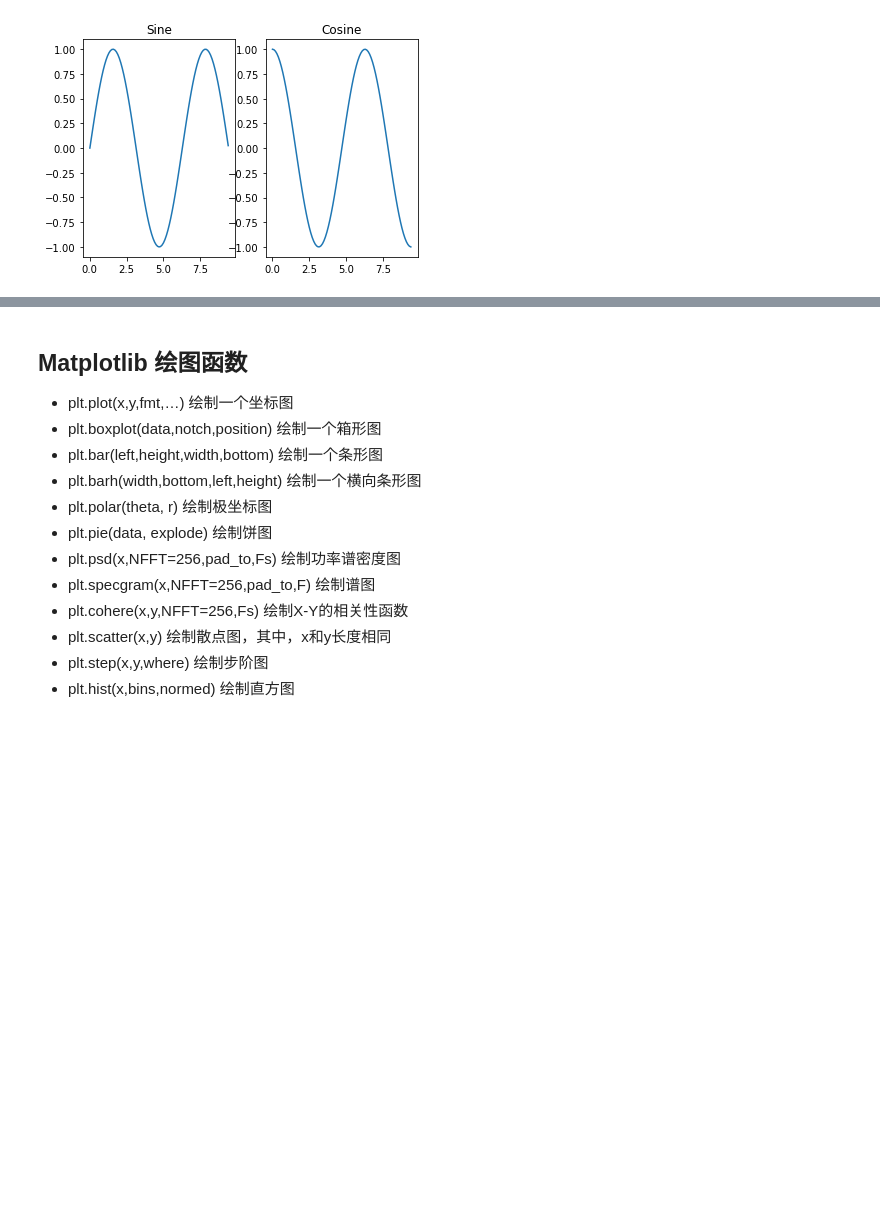
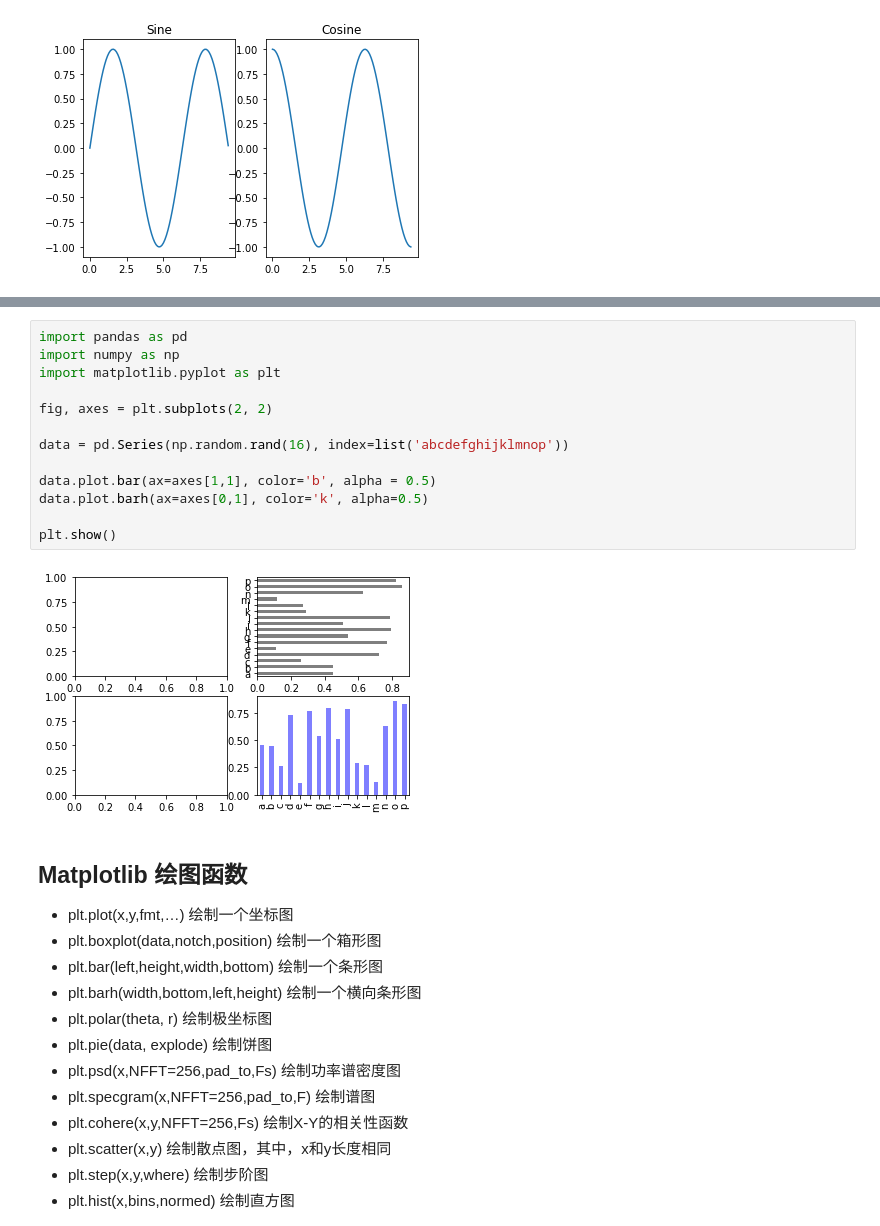
Before and after one commit to Pokoai/Data-Analysis-and-Display, a Jupyter notebook: Python数据分析与展示.ipynb, the cells around one changed output, grey strips where cells are left out. Cells and saved outputs as stored; diff of their text form; blank space fills up the shorter version.

Commit message:
更新plt.subplots

```diff
--- a/Python数据分析与展示.ipynb
+++ b/Python数据分析与展示.ipynb
@@ -1170,3 +1214,18 @@ plt.show()
+# %%
+import pandas as pd
+import numpy as np
+import matplotlib.pyplot as plt
+
+fig, axes = plt.subplots(2, 2)
+
+data = pd.Series(np.random.rand(16), index=list('abcdefghijklmnop'))
+
+data.plot.bar(ax=axes[1,1], color='b', alpha = 0.5)
+data.plot.barh(ax=axes[0,1], color='k', alpha=0.5)
+
+plt.show()
+# %% [output]
+[figure, added]
 # %% [markdown]
 ## Matplotlib 绘图函数
 - plt.plot(x,y,fmt,…) 绘制一个坐标图
```
Also changed, not shown: parts of 7 cells of this notebook.
